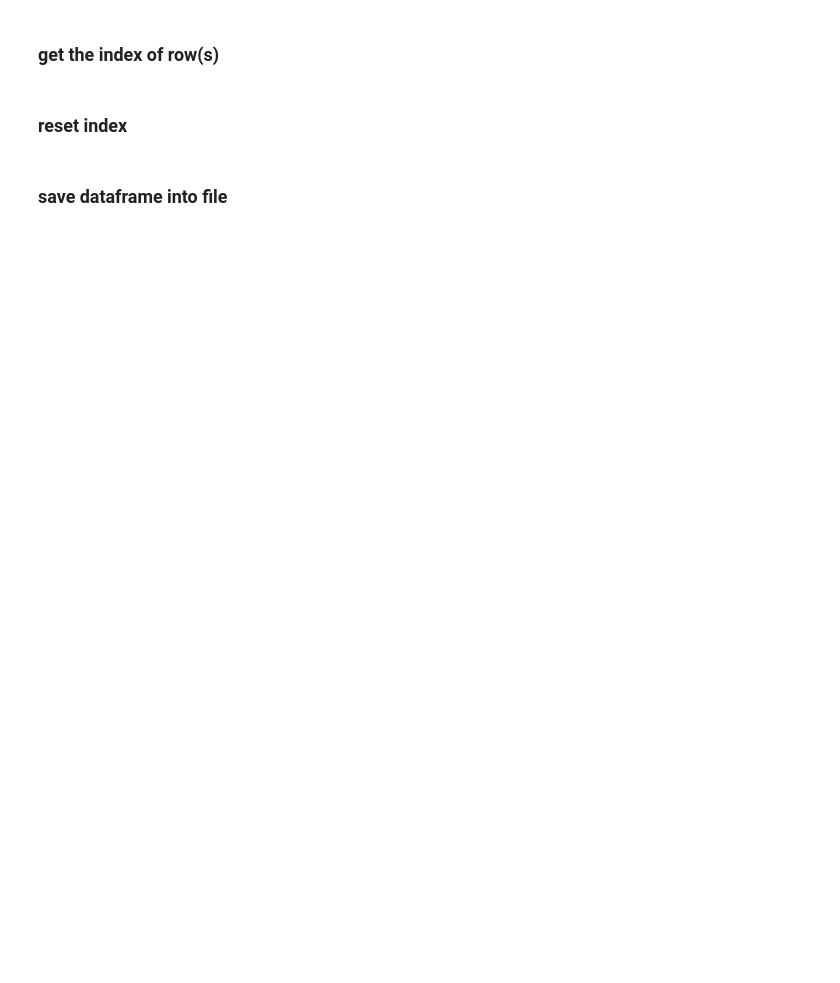
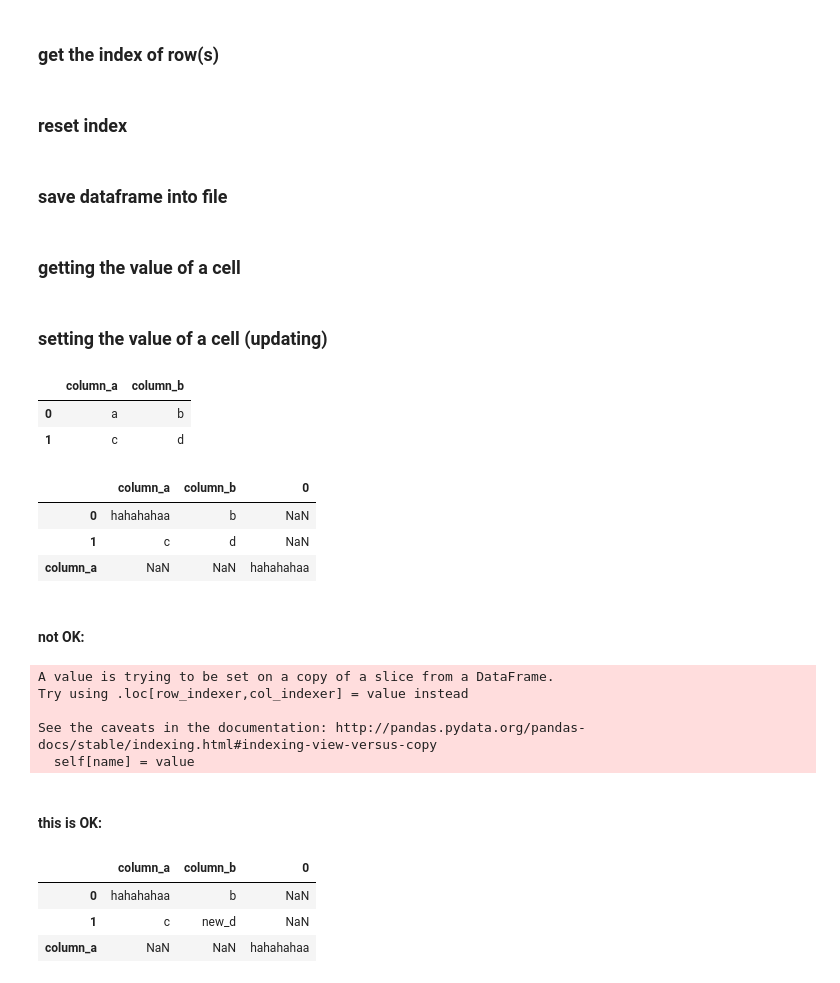
Before and after one commit to oryoruk/cheatsheets, a Jupyter notebook: pandas_cheatsheet.ipynb, the cells around one changed output. Saved outputs shown, nothing was run; the diff lists cells and outputs as text; code cells hidden in the pictures; blank space fills up the shorter version.

```diff
--- a/pandas_cheatsheet.ipynb
+++ b/pandas_cheatsheet.ipynb
@@ -245,3 +274,5 @@ reg_rt_bg01_avg.reset_index(drop=True,inplace=True)
 ### save dataframe into file
 # %%
 rt_uva_hmm_seg.to_csv('../code/rt_mutation_rate_correlation_analysis/reg_uva_rt.bed',sep='\t',index=False,header=False)
+# %% [markdown]
+### getting the value of a cell
@@ -247,0 +283,16 @@ rt_uva_hmm_seg.to_csv('../code/rt_mutation_rate_correlation_analysis/reg_uva_rt.
+# %% [markdown]
+### setting the value of a cell (updating)
+# %%
+example_df
+# %% [output]
+|  | column_a | column_b |
+| 0 | a | b |
+| 1 | c | d |
+# %%
+#fastest
+example_df.set_value(0,'column_a','hahahahaa')
+# %% [output]
+|  | column_a | column_b | 0 |
+| 0 | hahahahaa | b | NaN |
+| 1 | c | d | NaN |
+| column_a | NaN | NaN | hahahahaa |
@@ -247,0 +302,12 @@ rt_uva_hmm_seg.to_csv('../code/rt_mutation_rate_correlation_analysis/reg_uva_rt.
+# %% [markdown]
+#### not OK:
+# %%
+example_df[example_df.column_a=='c'].column_b = 'new_d'
+# %% [output]
+A value is trying to be set on a copy of a slice from a DataFrame.
+Try using .loc[row_indexer,col_indexer] = value instead
+
+See the caveats in the documentation: http://pandas.pydata.org/pandas-docs/stable/indexing.html#indexing-view-versus-copy
+  self[name] = value
+# %% [markdown]
+#### this is OK:
@@ -247,0 +316,7 @@ rt_uva_hmm_seg.to_csv('../code/rt_mutation_rate_correlation_analysis/reg_uva_rt.
+# %%
+example_df
+# %% [output]
+|  | column_a | column_b | 0 |
+| 0 | hahahahaa | b | NaN |
+| 1 | c | new_d | NaN |
+| column_a | NaN | NaN | hahahahaa |
```
Also changed, not shown: parts of 21 cells of this notebook, 2 other files.
